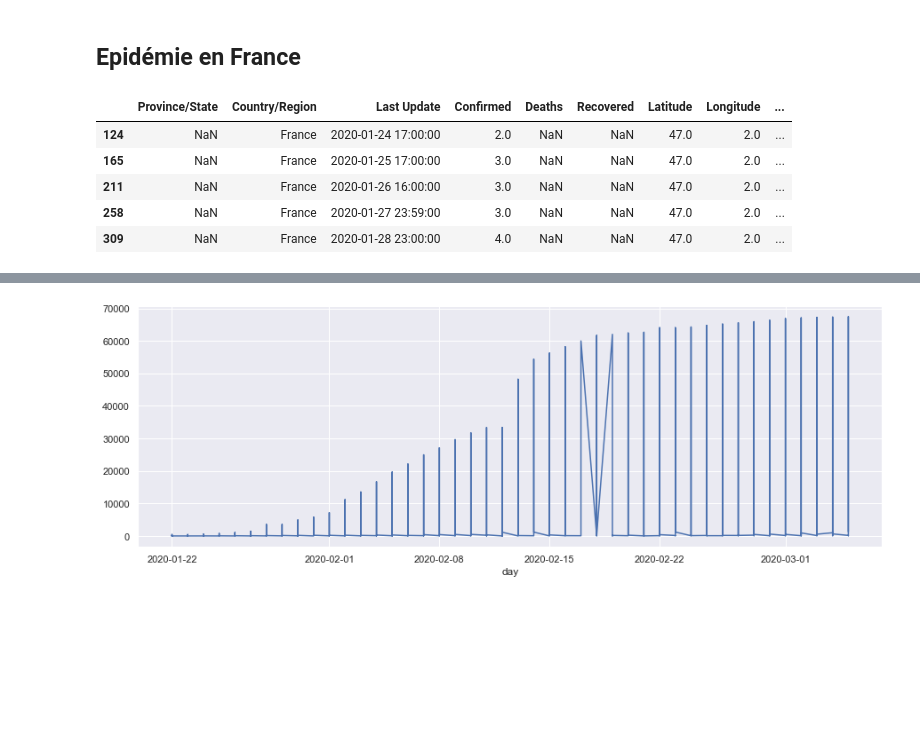
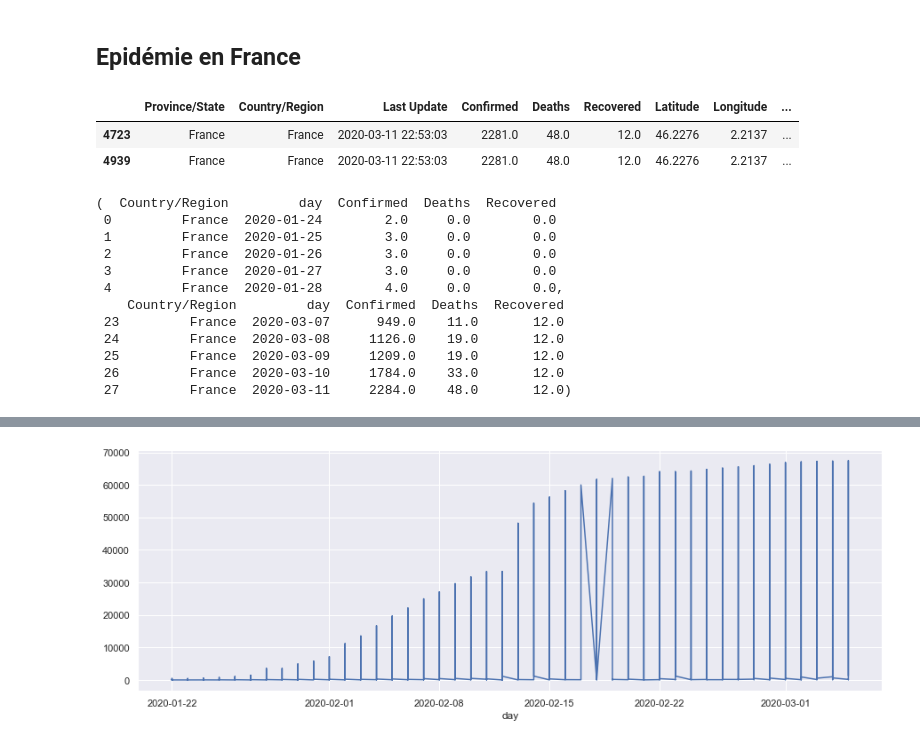
Before and after one commit to yannisse/Projet-Corona, a Jupyter notebook: notebooks/visualisation_epidemie.ipynb, the cells around one changed output, grey strips where cells are left out. Cells and saved outputs as stored; diff of their text form; code cells hidden in the pictures; blank space fills up the shorter version.

```diff
--- a/notebooks/visualisation_epidemie.ipynb
+++ b/notebooks/visualisation_epidemie.ipynb
@@ -59,11 +61,8 @@ sns.set()
 # %%
 %matplotlib inline
 # %%
-epidemie_df[epidemie_df['Country/Region'] == 'France'].head()
+epidemie_df[(epidemie_df['Country/Region'] == 'France') & (epidemie_df['Province/State'] == 'France')].sort_values('day', ascending=False).head()
 # %% [output]
 |  | Province/State | Country/Region | Last Update | Confirmed | Deaths | Recovered | Latitude | Longitude | ... |
-| 124 | NaN | France | 2020-01-24 17:00:00 | 2.0 | NaN | NaN | 47.0 | 2.0 | ... |
-| 165 | NaN | France | 2020-01-25 17:00:00 | 3.0 | NaN | NaN | 47.0 | 2.0 | ... |
-| 211 | NaN | France | 2020-01-26 16:00:00 | 3.0 | NaN | NaN | 47.0 | 2.0 | ... |
-| 258 | NaN | France | 2020-01-27 23:59:00 | 3.0 | NaN | NaN | 47.0 | 2.0 | ... |
-| 309 | NaN | France | 2020-01-28 23:00:00 | 4.0 | NaN | NaN | 47.0 | 2.0 | ... |
+| 4723 | France | France | 2020-03-11 22:53:03 | 2281.0 | 48.0 | 12.0 | 46.2276 | 2.2137 | ... |
+| 4939 | France | France | 2020-03-11 22:53:03 | 2281.0 | 48.0 | 12.0 | 46.2276 | 2.2137 | ... |
@@ -70 +76,16 @@ epidemie_df[epidemie_df['Country/Region'] == 'France'].head()
+# %%
+france_df.head(), france_df.tail()
+# %% [output]
+(  Country/Region         day  Confirmed  Deaths  Recovered
+ 0         France  2020-01-24        2.0     0.0        0.0
+ 1         France  2020-01-25        3.0     0.0        0.0
+ 2         France  2020-01-26        3.0     0.0        0.0
+ 3         France  2020-01-27        3.0     0.0        0.0
+ 4         France  2020-01-28        4.0     0.0        0.0,
+    Country/Region         day  Confirmed  Deaths  Recovered
+ 23         France  2020-03-07      949.0    11.0       12.0
+ 24         France  2020-03-08     1126.0    19.0       12.0
+ 25         France  2020-03-09     1209.0    19.0       12.0
+ 26         France  2020-03-10     1784.0    33.0       12.0
+ 27         France  2020-03-11     2284.0    48.0       12.0)
 # %%
```
Also changed, not shown: parts of 28 cells of this notebook, 2 other files.
